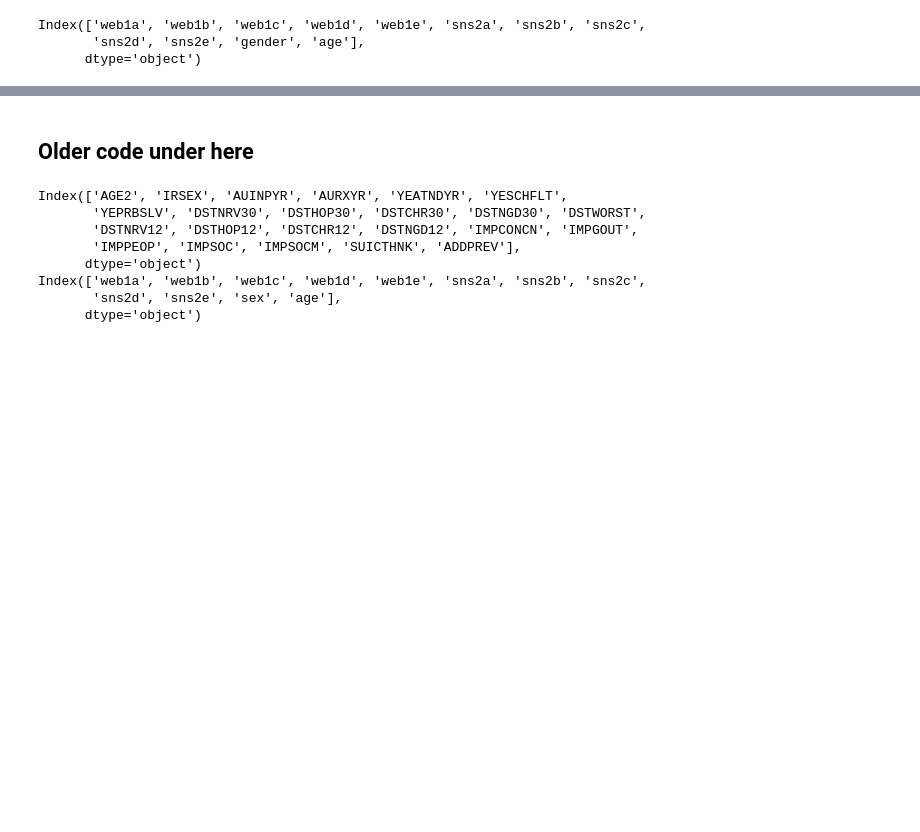
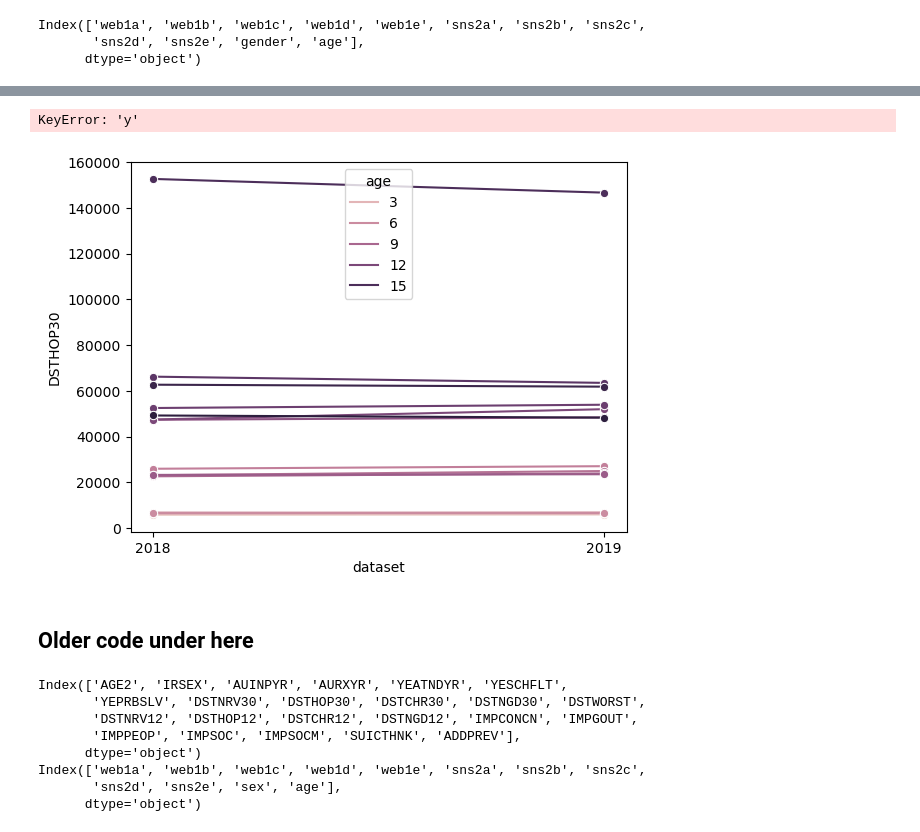
Before and after one commit to uic-cs418/group-project-gamon, a Jupyter notebook: synthia.ipynb, the cells around one changed output, grey strips where cells are left out. Drawn from its saved outputs; the diff is of its cells as text; code cells hidden in the pictures; blank space fills up the shorter version.

```diff
--- a/synthia.ipynb
+++ b/synthia.ipynb
@@ -266,0 +339,5 @@ sns2c    29         2
+# %%
+NSDUH_concat = NSDUH_concat.rename(columns={'count': 'DSTHOP30'})
+CoreTrends_SMUseSum_concat = CoreTrends_SMUseSum_concat.rename(columns={'count': 'sum_SMUse'})
+print(NSDUH_concat)
+print(CoreTrends_SMUseSum_concat)
@@ -266,0 +390,2 @@ sns2c    29         2
+# %%
+CoreTrends_NSDUH_merge_test = pd.merge(NSDUH_concat, CoreTrends_SMUseSum_concat, on=['age','dataset'], how='left')
@@ -267,3 +413,13 @@ sns2c    29         2
+# %%
+# sns.lineplot(data=CoreTrends_SMUseSum_concat, x='dataset', y='count', hue='age', marker='o')
+# sns.lineplot(data=NSDUH_concat, x='dataset', y='count', hue='age', marker='o')
+# plt.show()
+
+sns.lineplot(data=CoreTrends_NSDUH_merge_test, x='dataset', y='DSTHOP30', hue='age', marker='o')
+sns.lineplot(data=CoreTrends_NSDUH_merge_test, x='dataset', y='sum_SMUse', hue='age', marker='o')
+# %% [output]
+KeyError: 'y'
+[figure, added]
 # %% [markdown]
 ## Older code under here
 # %%
```
Also changed, not shown: parts of 21 cells of this notebook.
